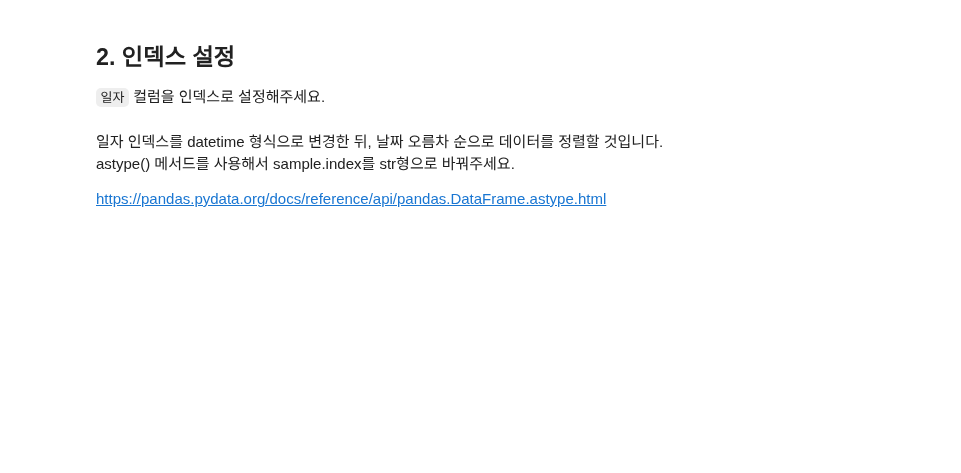
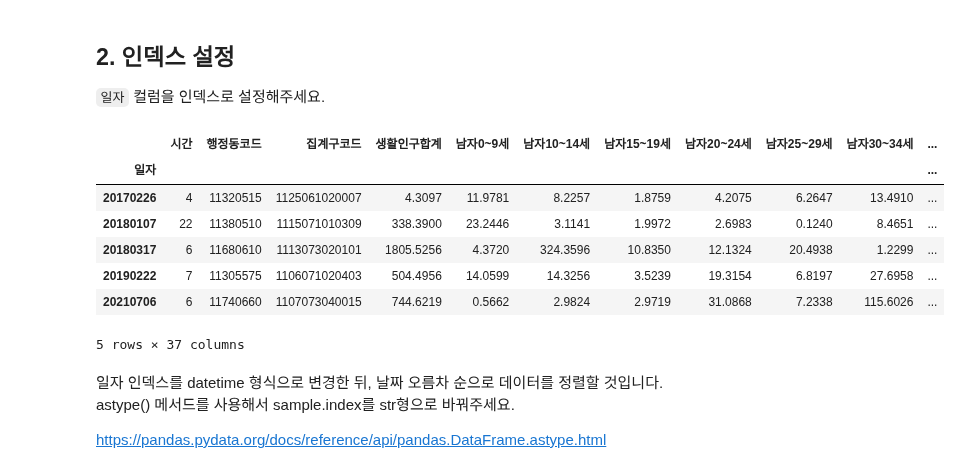
Before and after one commit to chw8207/python-seminar, a Jupyter notebook: Pandas_연습_문제.ipynb, the cells around one changed output. Saved outputs shown, nothing was run; the diff lists cells and outputs as text; code cells hidden in the pictures; blank space fills up the shorter version.

```diff
--- a/Pandas_연습_문제.ipynb
+++ b/Pandas_연습_문제.ipynb
@@ -48,0 +53,38 @@ Index(['일자(stdr_de_id)', '시간(tmzon_pd_se)', '행정동코드(adstrd_code
+# %%
+# 한글 컬럼명만 남기기
+sample_2 = sample.rename(columns={'일자(stdr_de_id)':'일자','시간(tmzon_pd_se)':'시간',
+                         '행정동코드(adstrd_code_se)':'행정동코드','집계구코드(oa_cd)':'집계구코드',
+                         '생활인구합계(tot_lvpop_co)':'생활인구합계',
+                         '남자0~9세(male_f0t9_lvpop_co)':'남자0~9세',
+                         '남자10~14세(male_f10t14_lvpop_co)':'남자10~14세',
+                         '남자15~19세(male_f15t19_lvpop_co)':'남자15~19세',
+                         '남자20~24세(male_f20t24_lvpop_co)':'남자20~24세',
+                         '남자25~29세(male_f25t29_lvpop_co)':'남자25~29세',
+                         '남자30~34세(male_f30t34_lvpop_co)':'남자30~34세',
+                         '남자35~39세(male_f35t39_lvpop_co)':'남자35~39세',
+                         '남자40~44세(male_f40t44_lvpop_co)':'남자40~44세',
+                         '남자45~49세(male_f45t49_lvpop_co)':'남자45~49세',
+                         '남자50~54세(male_f50t54_lvpop_co)':'남자50~54세',
+                         '남자55~59세(male_f55t59_lvpop_co)':'남자55~59세',
+                         '남자60~64세(male_f60t64_lvpop_co)':'남자60~64세',
+                         '남자65~69세(male_f65t69_lvpop_co)':'남자65~69세',
+                         '남자70~74세(male_f70t74_lvpop_co)':'남자70~74세',
+                         '남자75~79세(male_f75t79_lvpop_co)':'남자75~79세',
+                         '남자80세이상(male_above_80_lvpop_co)':'남자80세이상',
+                         '여자0~9세(female_f0t9_lvpop_co)':'여자0~9세',
+                         '여자10~14세(female_f10t14_lvpop_co)':'여자10~14세',
+                         '여자15~19세(female_f15t19_lvpop_co)':'여자15~19세',
+                         '여자20~24세(female_f20t24_lvpop_co)':'여자20~24세',
+                         '여자25~29세(female_f25t29_lvpop_co)':'여자25~29세',
+                         '여자30~34세(female_f30t34_lvpop_co)':'여자30~34세',
+                         '여자35~39세(female_f35t39_lvpop_co)':'여자35~39세',
+                         '여자40~44세(female_f40t44_lvpop_co)':'여자40~44세',
+                         '여자45~49세(female_f45t49_lvpop_co)':'여자45~49세',
+                         '여자50~54세(female_f50t54_lvpop_co)':'여자50~54세',
+                         '여자55~59세(female_f55t59_lvpop_co)':'여자55~59세',
+                         '여자60~64세(female_f60t64_lvpop_co)':'여자60~64세',
+                         '여자65~69세(female_f65t69_lvpop_co)':'여자65~69세',
+                         '여자70~74세(female_f70t74_lvpop_co)':'여자70~74세',
+                         '여자75~79세(female_f75t79_lvpop_co)':'여자75~79세',
+                         '여자80세이상(female_above_80_lvpop_co)':'여자80세이상',
+                         '등록일자(ldadng_dt)':'등록일자'})
@@ -49,6 +103,18 @@ Index(['일자(stdr_de_id)', '시간(tmzon_pd_se)', '행정동코드(adstrd_code
 # %% [markdown]
 ## 2. 인덱스 설정
 `일자` 컬럼을 인덱스로 설정해주세요.
+# %%
+sample_3 = sample_2.set_index('일자')
+sample_3.head()
+# %% [output]
+|  | 시간 | 행정동코드 | 집계구코드 | 생활인구합계 | 남자0~9세 | 남자10~14세 | 남자15~19세 | 남자20~24세 | 남자25~29세 | 남자30~34세 | ... |
+| 일자 |  |  |  |  |  |  |  |  |  |  | ... |
+| 20170226 | 4 | 11320515 | 1125061020007 | 4.3097 | 11.9781 | 8.2257 | 1.8759 | 4.2075 | 6.2647 | 13.4910 | ... |
+| 20180107 | 22 | 11380510 | 1115071010309 | 338.3900 | 23.2446 | 3.1141 | 1.9972 | 2.6983 | 0.1240 | 8.4651 | ... |
+| 20180317 | 6 | 11680610 | 1113073020101 | 1805.5256 | 4.3720 | 324.3596 | 10.8350 | 12.1324 | 20.4938 | 1.2299 | ... |
+| 20190222 | 7 | 11305575 | 1106071020403 | 504.4956 | 14.0599 | 14.3256 | 3.5239 | 19.3154 | 6.8197 | 27.6958 | ... |
+| 20210706 | 6 | 11740660 | 1107073040015 | 744.6219 | 0.5662 | 2.9824 | 2.9719 | 31.0868 | 7.2338 | 115.6026 | ... |
+5 rows × 37 columns
 # %% [markdown]
 일자 인덱스를 datetime 형식으로 변경한 뒤, 날짜 오름차 순으로 데이터를 정렬할 것입니다.
 astype() 메서드를 사용해서 sample.index를 str형으로 바꿔주세요.
```
Also changed, not shown: parts of 4 cells of this notebook.
